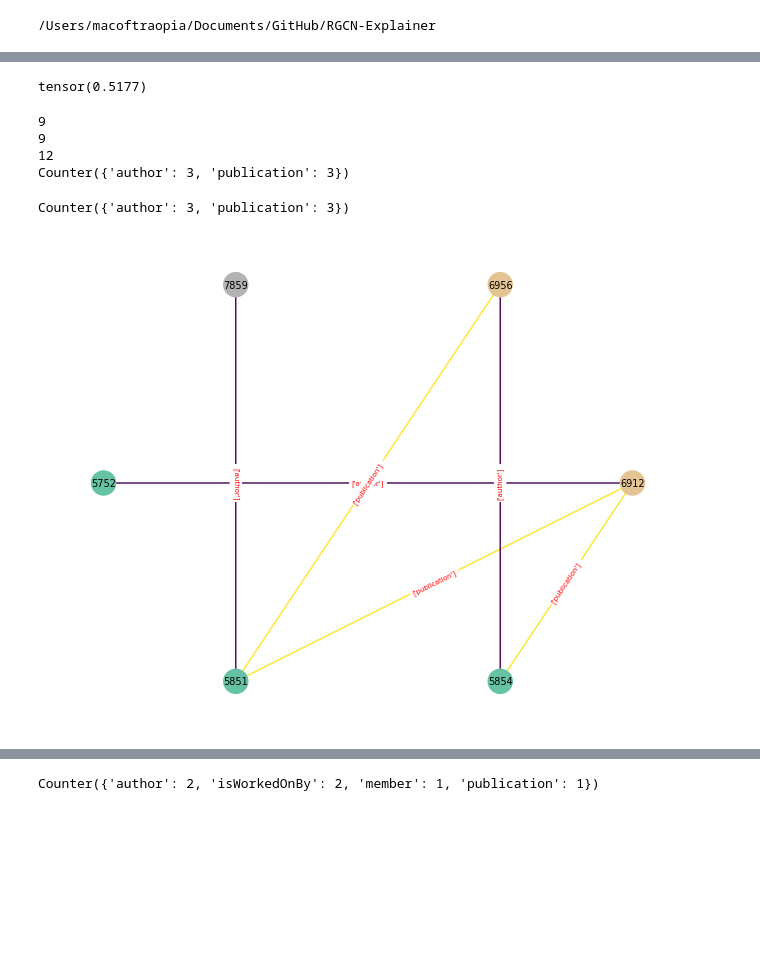
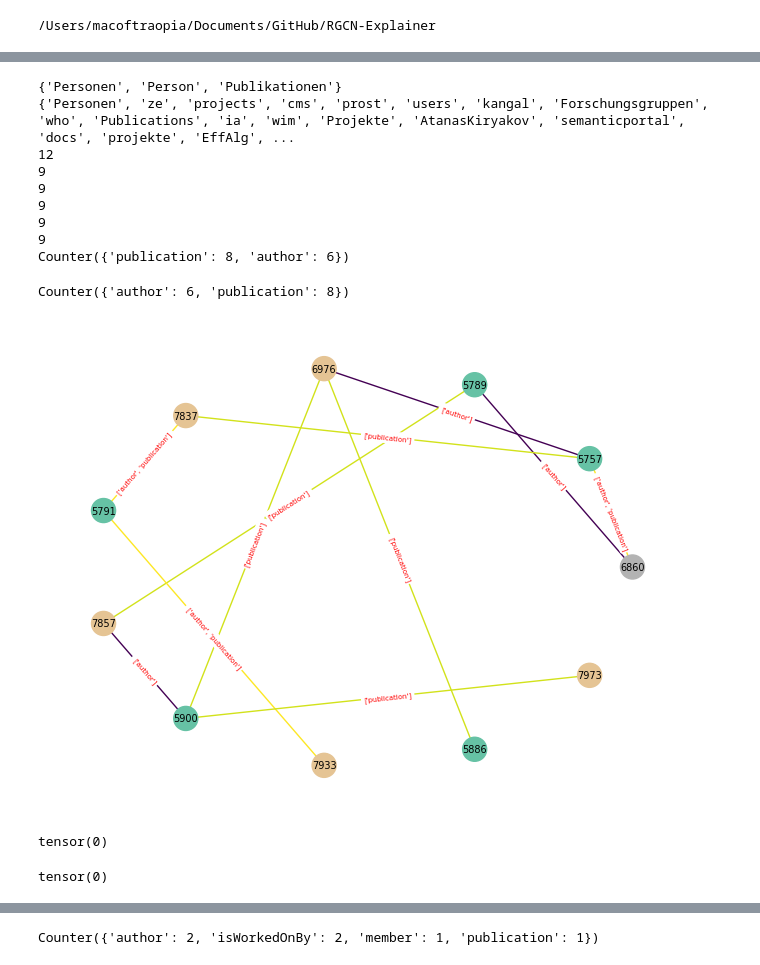
Before and after one commit to traopia/RGCN-Explainer, a Jupyter notebook: RGCN_stuff/visualization.ipynb, the cells around one changed output, grey strips where cells are left out. Cells and saved outputs as stored; diff of their text form; code cells hidden in the pictures; blank space fills up the shorter version.

```diff
--- a/RGCN_stuff/visualization.ipynb
+++ b/RGCN_stuff/visualization.ipynb
@@ -22,10 +22,11 @@ if current_dir != '/Users/macoftraopia/Documents/GitHub/RGCN-Explainer':
 # %% [output]
 /Users/macoftraopia/Documents/GitHub/RGCN-Explainer
 # %%
-path = 'chk/aifb_chk/exp/init_normal_hops_2_lr_0.1_adaptive_False_size_5e-05_sizestd_adaptive_ent_10_type_1_killtype_True_break_no/masked_adj'
+#path = 'chk/aifb_chk/exp/init_normal_hops_2_lr_0.1_adaptive_False_size_5e-05_sizestd_adaptive_ent_10_type_1_killtype_True_break_no/masked_adj'
 #path = 'chk/aifb_chk/exp/init_normal_hops_2_lr_0.1_adaptive_False_size_5e-05_sizestd_adaptive_ent_10_type_-1_killtype_False_break_no/masked_adj'
-path = 'chk/aifb_chk/exp/init_normal_hops_2_lr_0.1_adaptive_False_size_5e-05_sizestd_adaptive_ent_-1_type_-1_killtype_True_break_no/masked_adj'
-node_idx = 5752
+#path = 'chk/aifb_chk/exp/init_overall_frequency_hops_2_lr_0.5_adaptive_False_size_0.005_sizestd_adaptive_ent_10_type_1_killtype_True_break_no/masked_adj'
+path = 'chk/aifb_chk/exp/init_normal_hops_2_lr_0.5_adaptive_False_size_0.005_sizestd_adaptive_ent_10_type_1_killtype_True_break_no/masked_adj'
+node_idx = 5757
 n_hop = 2
 threshold = 0.5
 name = 'aifb'
@@ -35,4 +36,6 @@ d_classes(data)
 
 v = torch.load(f'{path}/masked_ver{node_idx}')
 h = torch.load(f'{path}/masked_hor{node_idx}')
+h_t, v_t,t = threshold_mask(h,v,data,15)
+visualize(node_idx, n_hop, data, v_t,threshold,name, result_weights=False, low_threshold=False,experiment_name=None, selected_visualization=True,connected_subgraph=True)
 # %% [output]
@@ -40,14 +54,26 @@ loaded data aifb (0.3997s).
-# %%
-h_t, v_t,t = threshold_mask(h,v,data,15)
-t
-# %% [output]
-tensor(0.5177)
 # %%
-visualize(node_idx, n_hop, data, v_t,threshold,name, result_weights=False, low_threshold=False,experiment_name=None, selected_visualization=True,connected_subgraph=True)
+v = torch.load(f'{path}/masked_ver_thresh{node_idx}')
+h = torch.load(f'{path}/masked_hor_thresh{node_idx}')
+
+visualize(node_idx, n_hop, data, v,threshold,name, result_weights=False, low_threshold=False,experiment_name=None, selected_visualization=True,connected_subgraph=True)
 # %% [output]
+{'Personen', 'Person', 'Publikationen'}
+{'Personen', 'ze', 'projects', 'cms', 'prost', 'users', 'kangal', 'Forschungsgruppen', 'who', 'Publications', 'ia', 'wim', 'Projekte', 'AtanasKiryakov', 'semanticportal', 'docs', 'projekte', 'EffAlg', ...
+12
 9
 9
-12
-Counter({'author': 3, 'publication': 3})
+9
+9
+9
+Counter({'publication': 8, 'author': 6})
-Counter({'author': 3, 'publication': 3})
+Counter({'author': 6, 'publication': 8})
-[figure, old version]
+[figure, new version]
+# %%
+v = torch.load(f'{path}/masked_ver_thresh{node_idx}')
+h.coalesce().values().count_nonzero()
+# %% [output]
+tensor(0)
+# %%
+v_t.coalesce().values().count_nonzero()
+# %% [output]
+tensor(0)
```
Also changed, not shown: parts of 4 cells of this notebook, 5 other files.
